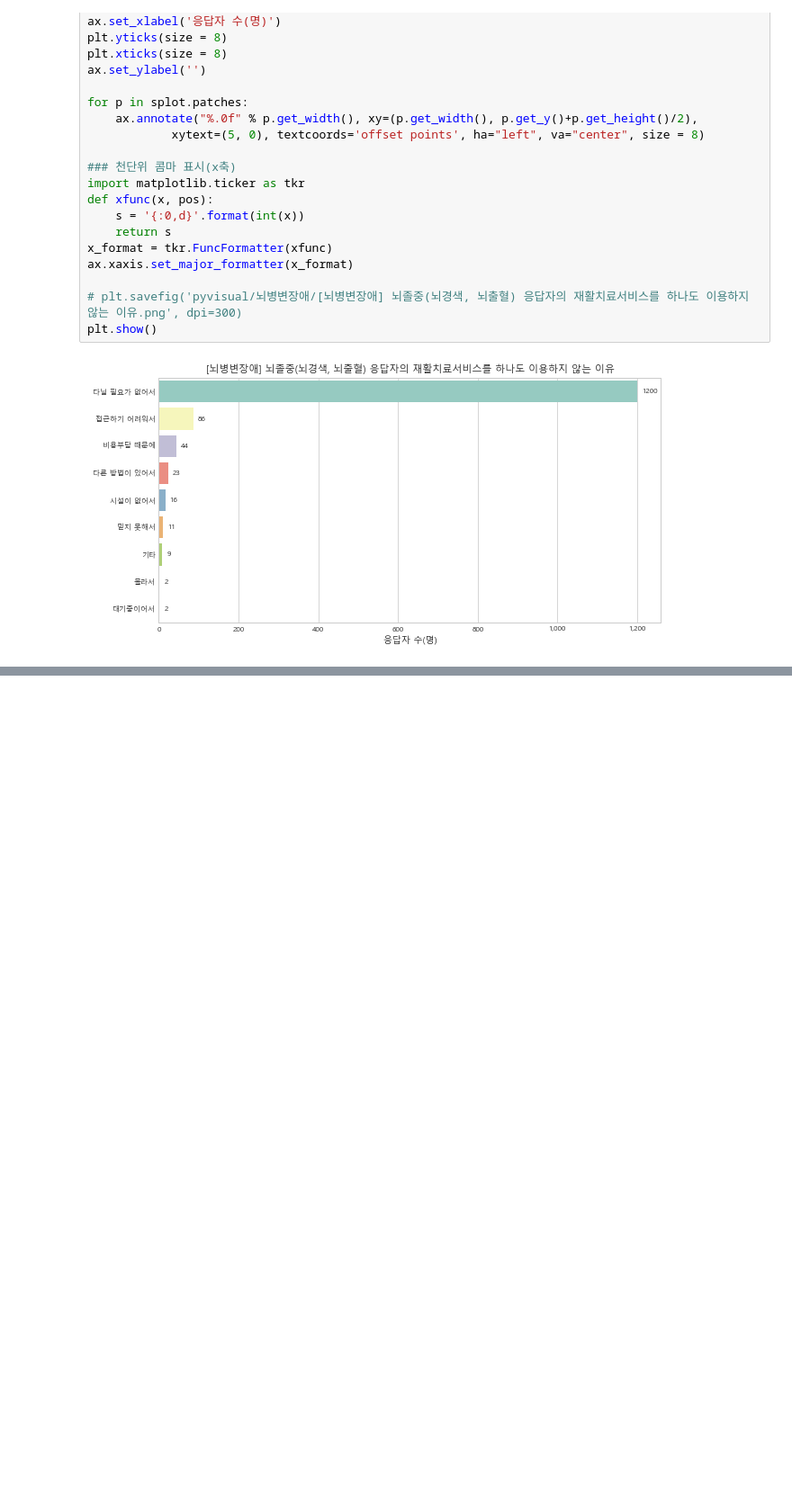
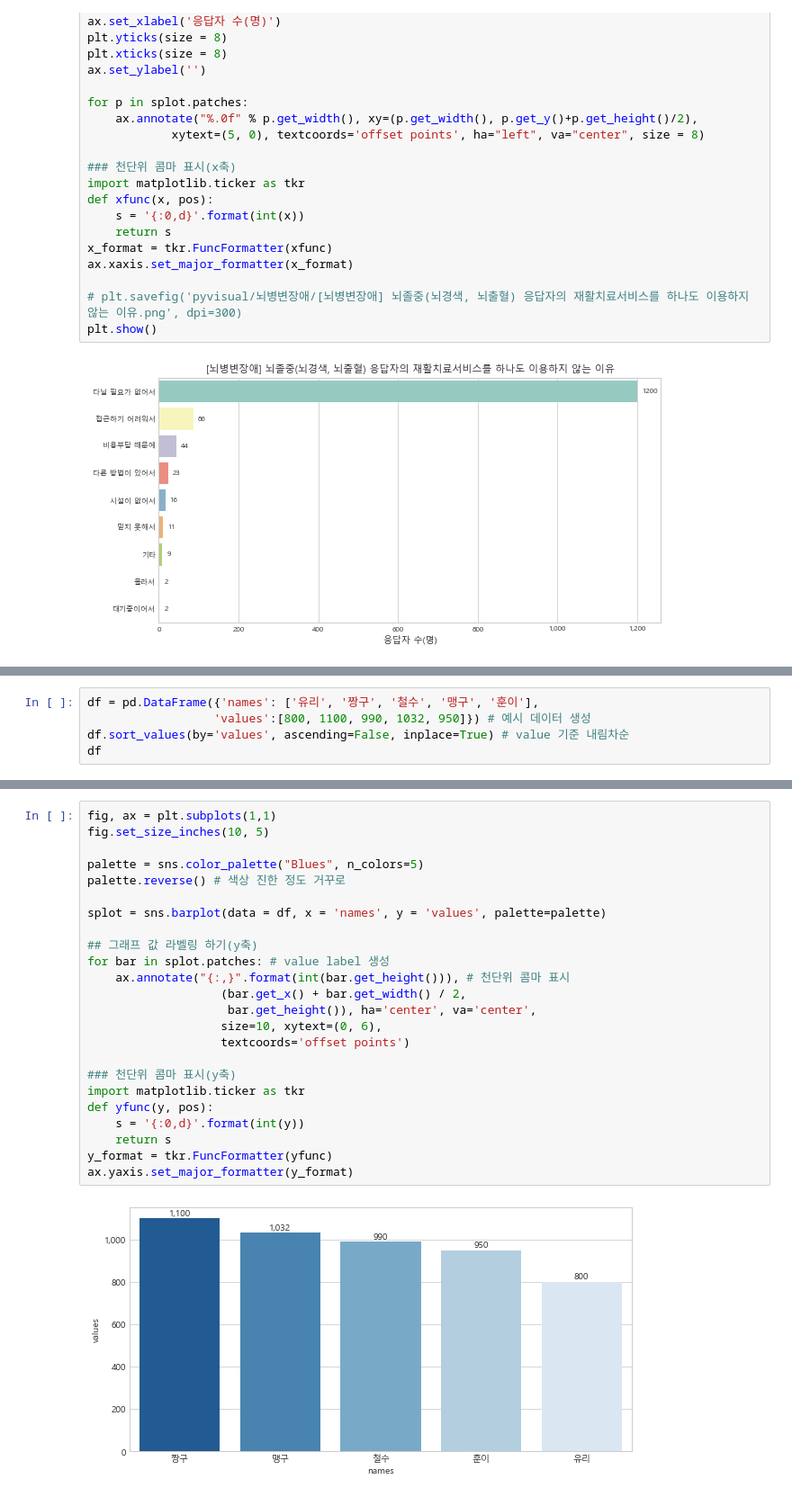
Before and after one commit to Park-Young-Bin/Python_Projects, a Jupyter notebook: 그래프 서식 설정(matplotlib, seaborn).ipynb, the cells around one changed output, grey strips where cells are left out. Shown at 90% size. Drawn from its saved outputs; the diff is of its cells as text; blank space fills up the shorter version.

```diff
--- a/그래프 서식 설정(matplotlib, seaborn).ipynb
+++ b/그래프 서식 설정(matplotlib, seaborn).ipynb
@@ -95,0 +137,5 @@ plt.show()
+# %%
+df = pd.DataFrame({'names': ['유리', '짱구', '철수', '맹구', '훈이'],
+                  'values':[800, 1100, 990, 1032, 950]}) # 예시 데이터 생성
+df.sort_values(by='values', ascending=False, inplace=True) # value 기준 내림차순
+df
@@ -95,0 +149,26 @@ plt.show()
+# %%
+fig, ax = plt.subplots(1,1)
+fig.set_size_inches(10, 5)
+
+palette = sns.color_palette("Blues", n_colors=5)
+palette.reverse() # 색상 진한 정도 거꾸로
+
+splot = sns.barplot(data = df, x = 'names', y = 'values', palette=palette)
+
+## 그래프 값 라벨링 하기(y축)
+for bar in splot.patches: # value label 생성
+    ax.annotate("{:,}".format(int(bar.get_height())), # 천단위 콤마 표시
+                   (bar.get_x() + bar.get_width() / 2,
+                    bar.get_height()), ha='center', va='center',
+                   size=10, xytext=(0, 6),
+                   textcoords='offset points')
+
+### 천단위 콤마 표시(y축)
+import matplotlib.ticker as tkr
+def yfunc(y, pos):
+    s = '{:0,d}'.format(int(y))
+    return s
+y_format = tkr.FuncFormatter(yfunc)
+ax.yaxis.set_major_formatter(y_format)
+# %% [output]
+[figure, added]
```
Also changed, not shown: parts of 7 cells of this notebook.
